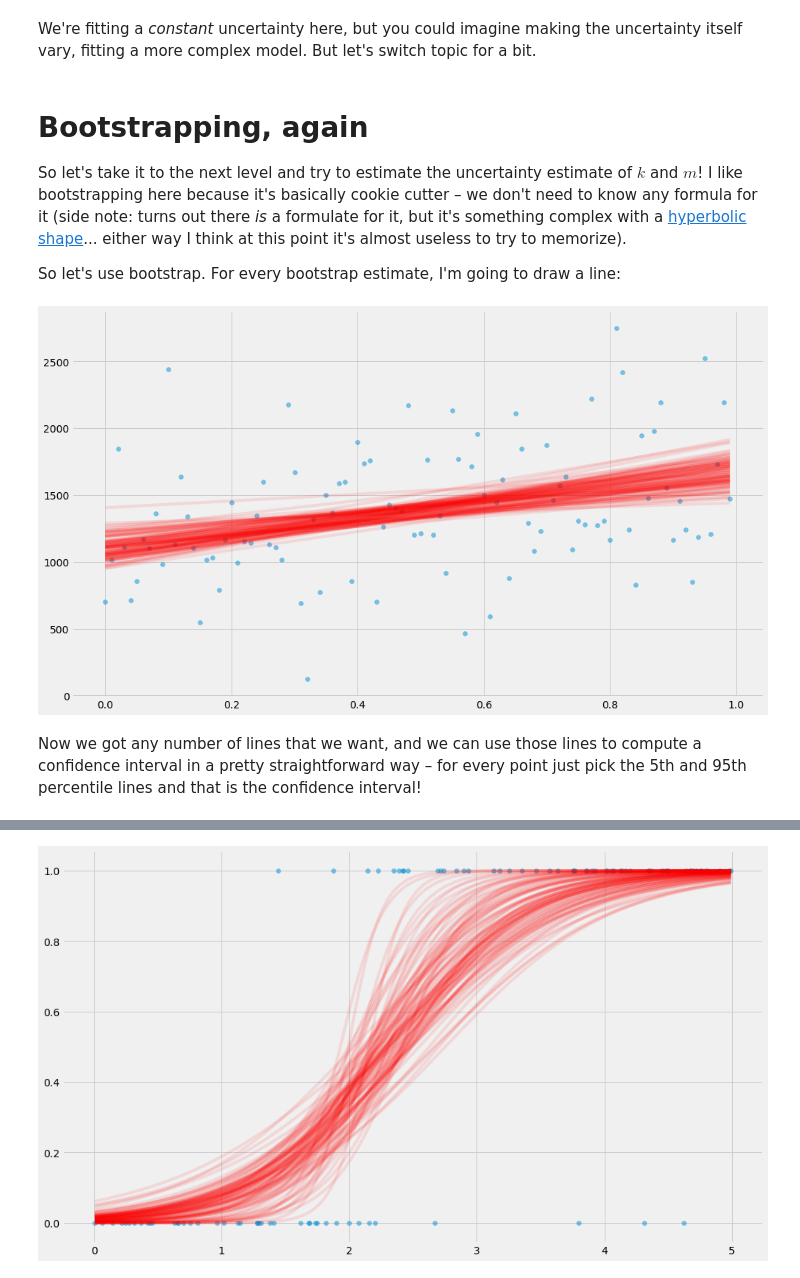
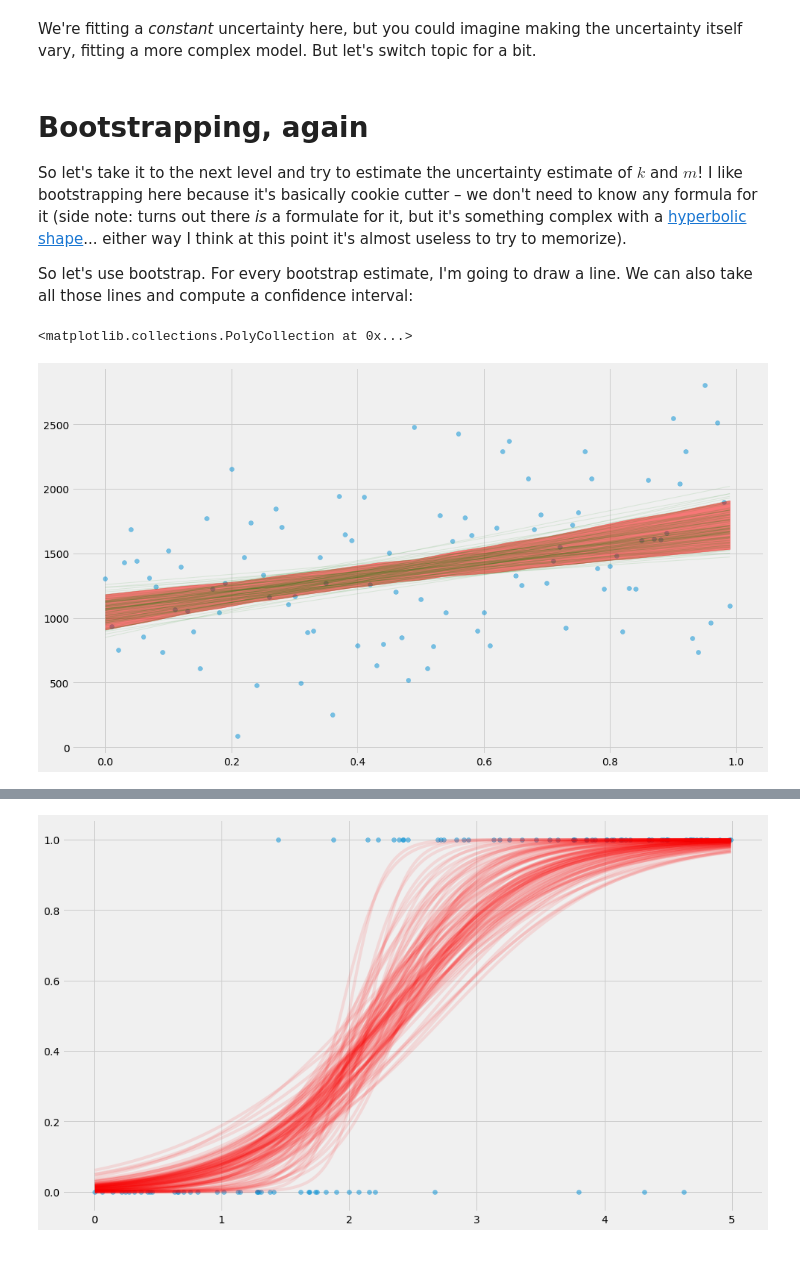
Before and after one commit to erikbern/uncertainty, a Jupyter notebook: notebook.ipynb, the cells around one changed output, grey strips where cells are left out. Saved outputs shown, nothing was run; the diff lists cells and outputs as text; code cells hidden in the pictures.

```diff
--- a/notebook.ipynb
+++ b/notebook.ipynb
@@ -108,9 +103,12 @@ array([0.00830942, 0.0622281 ])
 # %% [markdown]
 This will compute a 90% confidence interval if you plug in values for $n$ and $k$. In this case we see that if we have 100 website visitors and 3 of them purchased the product, then the 90% uncertainty estimate is 0.8%-6.2%. We can try this for a more realistic dataset:
 # %%
+from scipy.special import expit  # sigmoid
+
+def bernoulli(z):
+    return float(random.random() < z)
+
 def generate_logistic_data(k=2, m=-5, n=100):
-    from scipy.special import expit
-    def bernoulli(z): return float(random.random() < z)
     xs = [random.random()*5 for _ in range(n)]
     ys = [bernoulli(expit(k*x + m)) for x in xs]
     return xs, ys
@@ -122,9 +120,8 @@ def plot_binomial_confidence_interval(observations_by_group):
     for group in groups:
         series = observations_by_group[group]
         n, k = len(series), sum(series)
-        # There's a complicated reason I'm adding 0.5 here to the last two arguments, not going to get into it
-        lo_bound.append(scipy.stats.beta.ppf(0.05, k+0.5, n-k+0.5))
-        hi_bound.append(scipy.stats.beta.ppf(0.95, k+0.5, n-k+0.5))
+        lo_bound.append(scipy.stats.beta.ppf(0.05, k, n-k))
+        hi_bound.append(scipy.stats.beta.ppf(0.95, k, n-k))
     pyplot.fill_between(groups, lo_bound, hi_bound, alpha=0.2, label='confidence interval (binomial)', color='red')
 
 xs, ys = generate_logistic_data()
@@ -175,18 +176,17 @@ Let's crank it up a notch. We're going to fit a linear regression to this bad bo
 # %%
-import scipy.optimize
+xs, ys, ts = generate_time_series()
 
-xs, ys, ts = generate_time_series()
+def model(xs, k, m):
+    return k * xs + m
 
 def l2_loss(tup, xs, ys):
     k, m = tup
-    delta = k * xs + m - ys
+    delta = model(xs, k, m) - ys
     return numpy.dot(delta, delta)
 
-# Note: we could make the optimization much faster by either (a) using a gradient-based method (b) used the closed form solution.
-# I'm fully aware of those tricks, but think they make the code slightly less general
 k_hat, m_hat = scipy.optimize.minimize(l2_loss, (0, 0), args=(xs, ys)).x
 pyplot.scatter(xs, ys, alpha=0.5)
-pyplot.plot(xs, xs*k_hat + m_hat, color='red', linewidth=5)
+pyplot.plot(xs, model(xs, k_hat, m_hat), color='red', linewidth=5)
 pyplot.legend()
 # %% [output]
 No handles with labels found to put in legend.
@@ -222,22 +226,26 @@ We're fitting a _constant_ uncertainty here, but you could imagine making the un
 
 So let's take it to the next level and try to estimate the uncertainty estimate of $k$ and $m$! I like bootstrapping here because it's basically cookie cutter – we don't need to know any formula for it (side note: turns out there _is_ a formulate for it, but it's something complex with a [hyperbolic shape](https://en.wikipedia.org/wiki/Simple_linear_regression#Normality_assumption)... either way I think at this point it's almost useless to try to memorize).
 
-So let's use bootstrap. For every bootstrap estimate, I'm going to draw a line:
+So let's use bootstrap. For every bootstrap estimate, I'm going to draw a line. We can also take all those lines and compute a confidence interval:
 # %%
 pyplot.scatter(xs, ys, alpha=0.5)
 xys = list(zip(xs, ys))
 x_scale = numpy.linspace(min(xs), max(xs), 1000)
 curves = []
 for i in range(100):
     bootstrap = [random.choice(xys) for _ in xys]  # sample with replacement
     xs_bootstrap = numpy.array([x for x, y in bootstrap])
     ys_bootstrap = numpy.array([y for x, y in bootstrap])
     k_hat, m_hat = scipy.optimize.minimize(l2_loss, (0, 0), args=(xs_bootstrap, ys_bootstrap)).x
     curves.append(x_scale*k_hat + m_hat)
 
+# Plot individual lines
 for curve in curves:
-    pyplot.plot(x_scale, curve, alpha=0.1, color='red')
+    pyplot.plot(x_scale, curve, alpha=0.1, linewidth=1, color='green')
+
+# Plot 90% confidence interval
+lo, hi = numpy.percentile(curves, (5, 95), axis=0)
+pyplot.fill_between(x_scale, lo, hi, color='red', alpha=0.5)
 # %% [output]
+<matplotlib.collections.PolyCollection at 0x...>
-[figure, old version]
+[figure, new version]
-# %% [markdown]
-Now we got any number of lines that we want, and we can use those lines to compute a confidence interval in a pretty straightforward way – for every point just pick the 5th and 95th percentile lines and that is the confidence interval!
```
Also changed, not shown: parts of 24 cells of this notebook.
